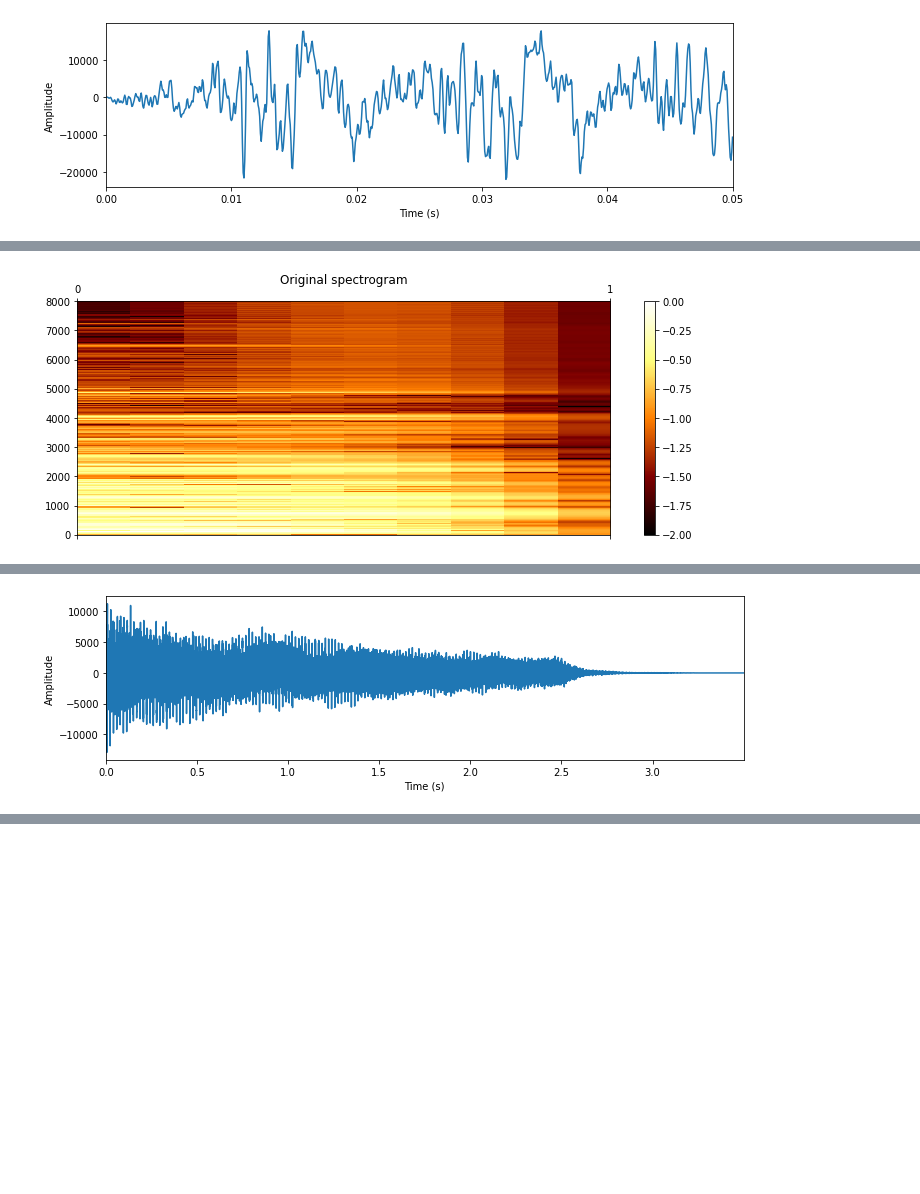
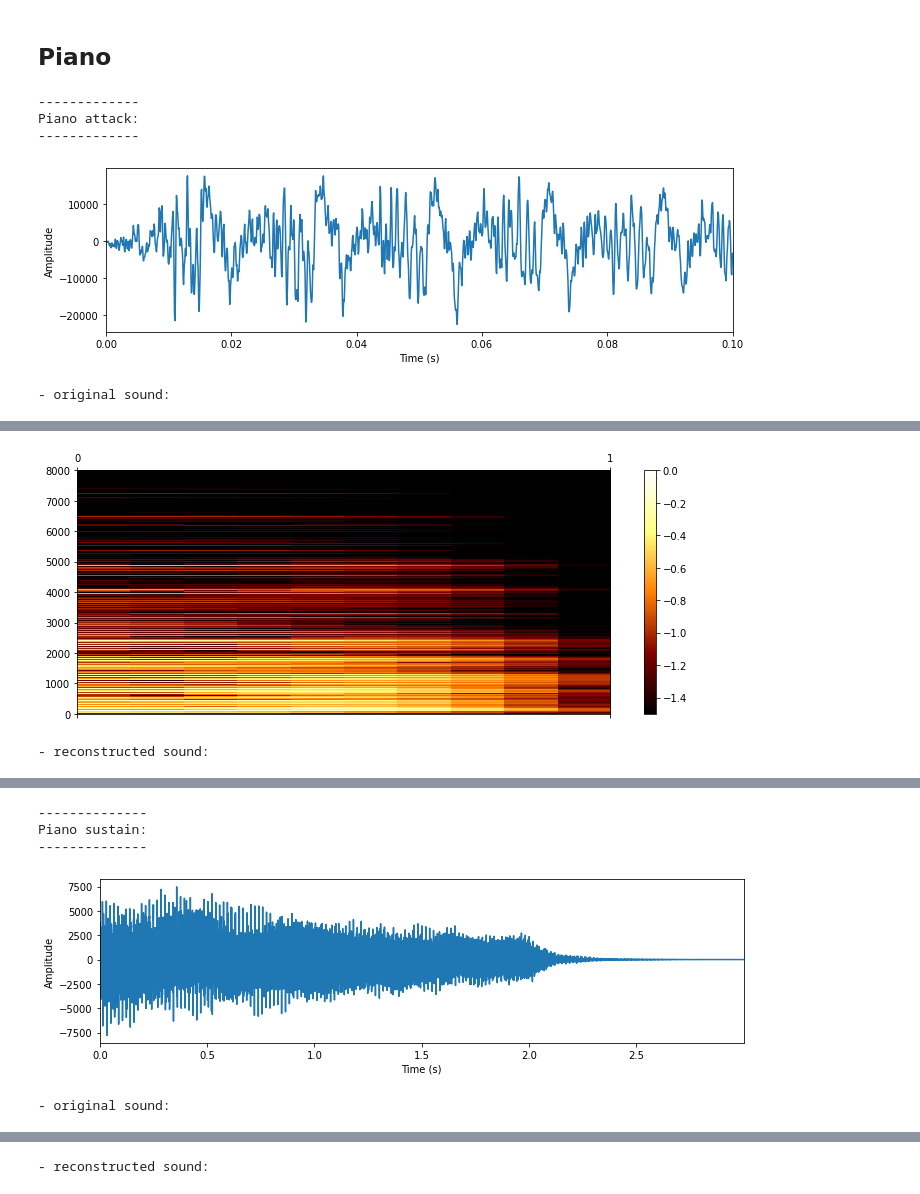
Before and after one commit to JulianFerry/deep-music, a Jupyter notebook: notebooks/spectrogram_convolution.ipynb, the cells around one changed output, grey strips where cells are left out. Saved outputs shown, nothing was run; the diff lists cells and outputs as text; code cells hidden in the pictures; blank space fills up the shorter version.

```diff
--- a/notebooks/spectrogram_convolution.ipynb
+++ b/notebooks/spectrogram_convolution.ipynb
@@ -178,0 +225,8 @@ guitar = AudioFile('test', 'guitar_acoustic', 6)
+# %%
+guitar = AudioFile('test', 'guitar_acoustic', 6)
+guitar.fundamental_freq = 110  # A2
+guitar.plot_ylim = 10 * fundamental_freq
+
+piano = AudioFile('train', 'keyboard_acoustic', 27)
+piano.fundamental_freq = 55  # A1
+piano.plot_ylim = 10 * fundamental_freq
@@ -179,22 +282,46 @@ guitar = AudioFile('test', 'guitar_acoustic', 6)
+# %% [markdown]
+## Piano
 # %%
-for (start, end, intervals) in [(0, 0.05, 10), (0.5, -1, 1)]:
-    # Load audio
-    piano.load_audio(start, end)
+# Piano
+params = [
+    {'start': 0, 'end': 0.1, 'time_intervals': 10, 'spec_thresh': 3,
+     'print': 'Piano attack:', 'plot_ylim': None},
+    {'start': 1, 'end': -1, 'time_intervals': 1, 'spec_thresh': 3.5,
+     'print': 'Piano sustain:', 'plot_ylim': piano.plot_ylim}
+]
+for p in params:
+    # Print
+    print('-' * len(p['print']))
+    print(p['print'])
+    print('-' * len(p['print']))
+    # Load and play audio
+    piano.load_audio(p['start'], p['end'])
     piano.plot_audio()
+    print('- original sound:')
     piano.play_audio()
-    # Create spectrogram
-    piano.audio_to_spectrogram(time_intervals=intervals)
-    piano.plot_spectrogram(piano.spectrogram/2, 'Original spectrogram')
+    # Create spectrogram and reconstruct audio
+    piano.audio_to_spectrogram(p['time_intervals'], p['spec_thresh'])
+    piano.plot_spectrogram(piano.spectrogram/2, max_freq=p['plot_ylim'], figsize=(10, 4))
+    print('- reconstructed sound:')
     piano.spectrogram_to_audio(piano.spectrogram)
 
 # Convolve spectrogram
 # piano.convolve_spectrogram()
 # piano.plot_spectrogram(piano.spectrogram_conv)
 # piano.spectrogram_to_audio(piano.spectrogram_conv)
 # %% [output]
+-------------
+Piano attack:
+-------------
-[figure, old version]
+[figure, new version]
+- original sound:
 [interactive output not drawn]
-[figure, old version]
+[figure, new version]
+- reconstructed sound:
 [interactive output not drawn]
+--------------
+Piano sustain:
+--------------
-[figure, old version]
+[figure, new version]
+- original sound:
 [interactive output not drawn]
@@ -202 +329,2 @@ for (start, end, intervals) in [(0, 0.05, 10), (0.5, -1, 1)]:
+- reconstructed sound:
 [interactive output not drawn]
```
Also changed, not shown: parts of 21 cells of this notebook, 1 other file.
